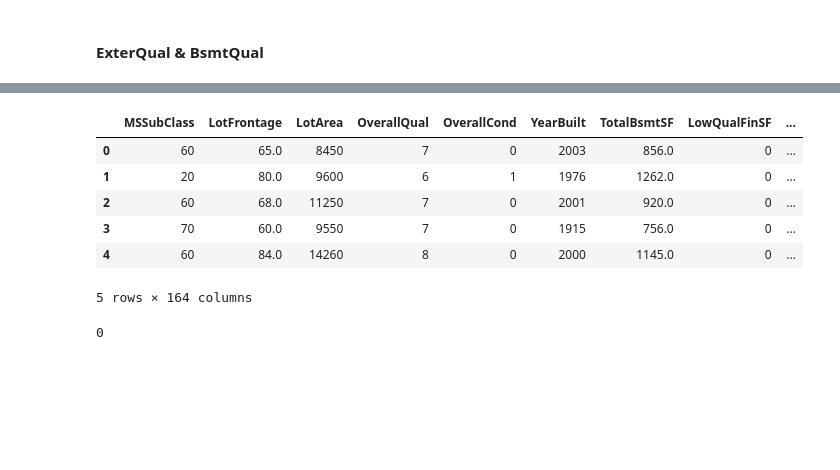
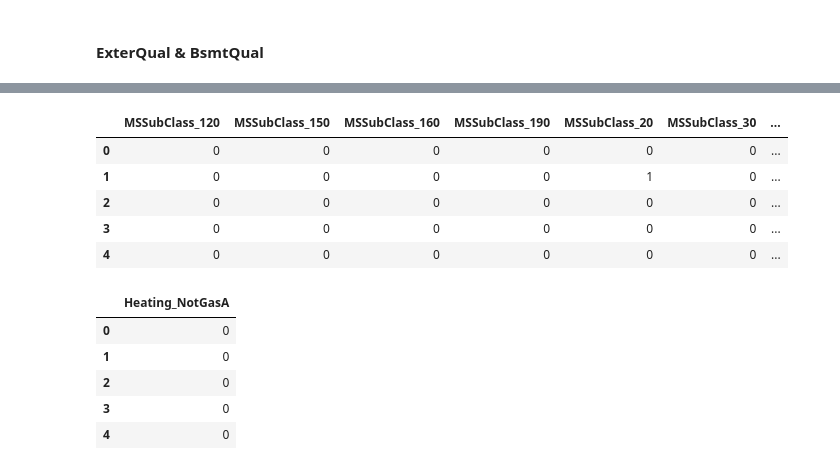
Before and after one commit to hkcaddes/MachineLearningPythonProject, a Jupyter notebook: Hayley/hayleycaddes_FeatEng.ipynb, the cells around one changed output, grey strips where cells are left out. Drawn from its saved outputs; the diff is of its cells as text; code cells hidden in the pictures; blank space fills up the shorter version.

```diff
--- a/Hayley/hayleycaddes_FeatEng.ipynb
+++ b/Hayley/hayleycaddes_FeatEng.ipynb
@@ -1173,6 +1173,6 @@ Index(['MSSubClass', 'MSZoning', 'LotFrontage', 'LotArea', 'LotShape',
 # %% [markdown]
 #### ExterQual & BsmtQual
 # %%
-grouped_ratings = {'Ex': ['Ex'], 'Gd': ['Gd'], 'Ave': ['TA', 'Fa', 'Po']}
+grouped_ratings = {'Ex': ['Ex'], 'Gd': ['Gd'], 'Ave': ['TA', 'Fa', 'Po'], 'NA': ['NA']}
 grouped_ratings
 # %% [output]
@@ -1241,14 +1247,0 @@ all_dum = pd.get_dummies(bi_data, drop_first=False)
-# %%
-all_dum.head()
-# %% [output]
-|  | MSSubClass | LotFrontage | LotArea | OverallQual | OverallCond | YearBuilt | TotalBsmtSF | LowQualFinSF | ... |
-| 0 | 60 | 65.0 | 8450 | 7 | 0 | 2003 | 856.0 | 0 | ... |
-| 1 | 20 | 80.0 | 9600 | 6 | 1 | 1976 | 1262.0 | 0 | ... |
-| 2 | 60 | 68.0 | 11250 | 7 | 0 | 2001 | 920.0 | 0 | ... |
-| 3 | 70 | 60.0 | 9550 | 7 | 0 | 1915 | 756.0 | 0 | ... |
-| 4 | 60 | 84.0 | 14260 | 8 | 0 | 2000 | 1145.0 | 0 | ... |
-5 rows × 164 columns
-# %%
-all_dum.MSZoning_nan.sum()
-# %% [output]
-0
@@ -1254,0 +1252,47 @@ all_dum.MSZoning_nan.sum()
+# %%
+# Define a general dummy function that either
+# drops the first column if all dummy columns have more than 30 observations
+# drops the dummy columns if they have less than 30 observations
+
+# only look at X_train to decide whether or not to drop columns
+
+def dummy(c):
+    col_counts = X_train[c].value_counts()
+
+    # If all of the categories are big enough... just drop the first
+    if col_counts.min() >= 30:
+        dum = pd.get_dummies(new_data[c], drop_first=True)
+
+        dum.columns = [c + '_' + col for col in dum.columns]
+
+        return dum
+
+    # If some of the categoires are quite small... drop the small ones
+    else:
+        dum = pd.get_dummies(new_data[c].astype(str))
+
+        drop_cols = col_counts[col_counts < 30].index.astype(str)
+
+        dum = dum.drop(drop_cols, axis = 1)
+
+        dum.columns = [c + '_' + col for col in dum.columns]
+
+        return dum
+
+dummy('MSSubClass').head()
+# %% [output]
+|  | MSSubClass_120 | MSSubClass_150 | MSSubClass_160 | MSSubClass_190 | MSSubClass_20 | MSSubClass_30 | ... |
+| 0 | 0 | 0 | 0 | 0 | 0 | 0 | ... |
+| 1 | 0 | 0 | 0 | 0 | 1 | 0 | ... |
+| 2 | 0 | 0 | 0 | 0 | 0 | 0 | ... |
+| 3 | 0 | 0 | 0 | 0 | 0 | 0 | ... |
+| 4 | 0 | 0 | 0 | 0 | 0 | 0 | ... |
+# %%
+dummy('Heating').head()
+# %% [output]
+|  | Heating_NotGasA |
+| 0 | 0 |
+| 1 | 0 |
+| 2 | 0 |
+| 3 | 0 |
+| 4 | 0 |
```
Also changed, not shown: parts of 21 cells of this notebook, 4 other files.
